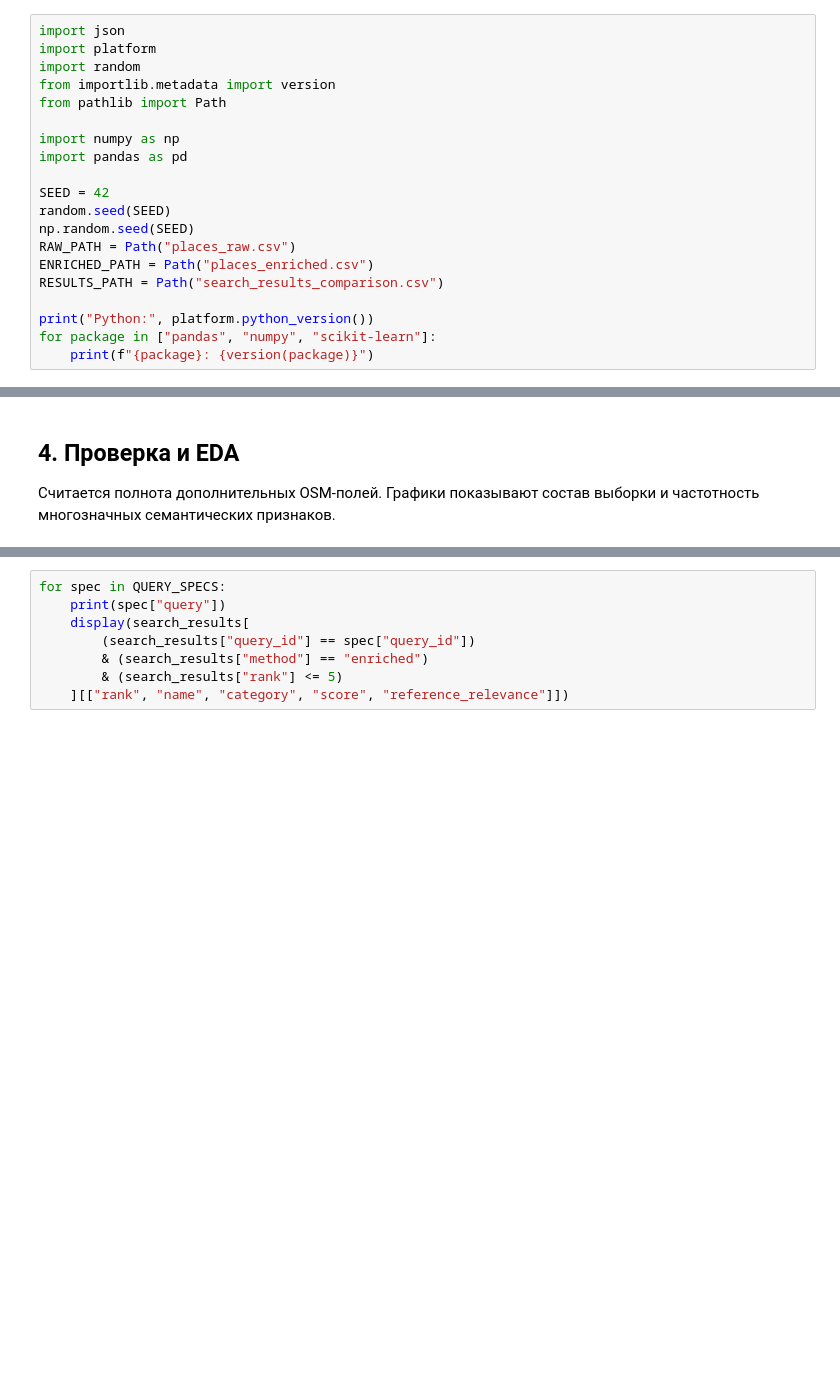
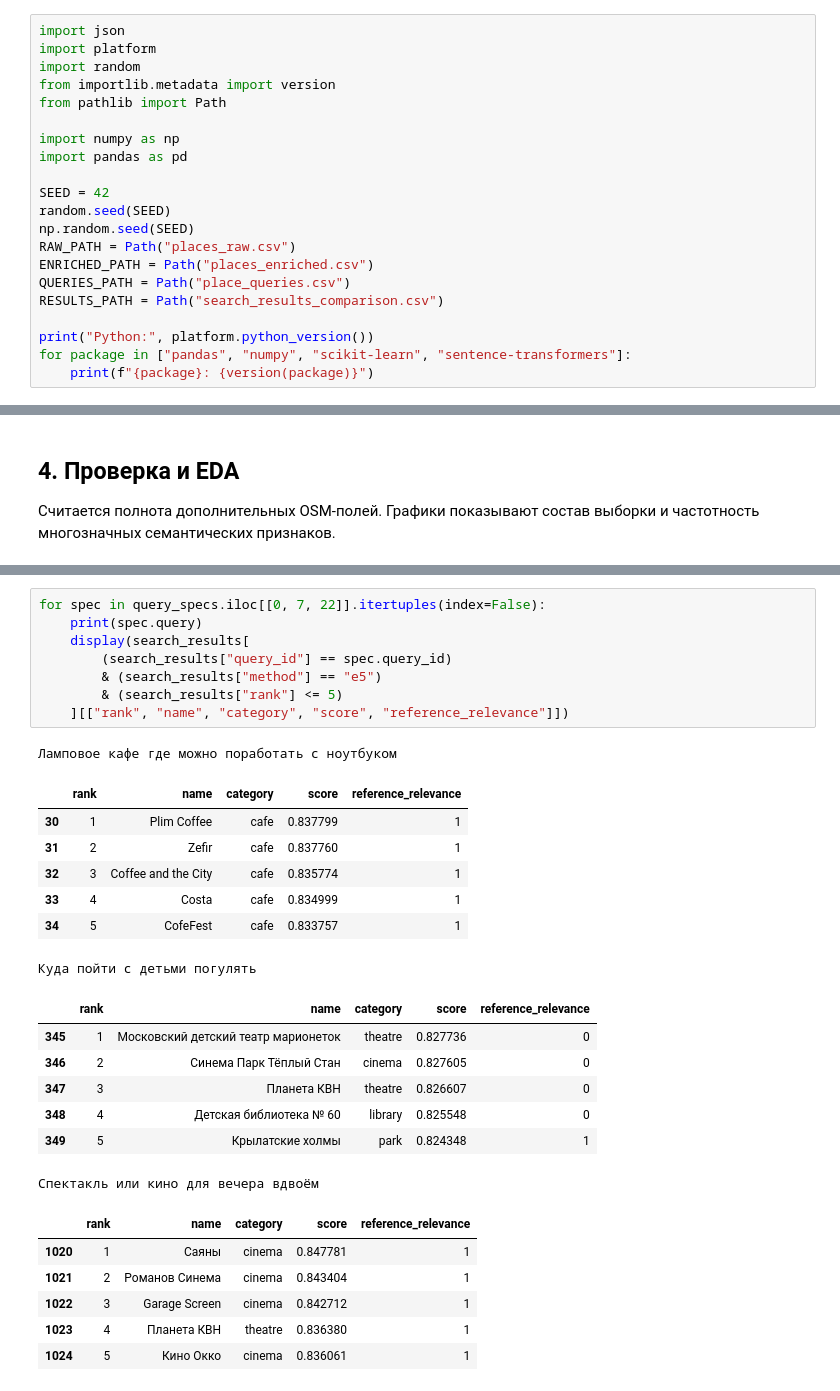
Before and after one commit to MaxHuziuk/Conversational-recommendations-for-places-and-events, a Jupyter notebook: places_semantic_search.ipynb, the cells around one changed output, grey strips where cells are left out. Saved outputs shown, nothing was run; the diff lists cells and outputs as text; blank space fills up the shorter version.

```diff
--- a/places_semantic_search.ipynb
+++ b/places_semantic_search.ipynb
@@ -23,8 +27,9 @@ random.seed(SEED)
 np.random.seed(SEED)
 RAW_PATH = Path("places_raw.csv")
 ENRICHED_PATH = Path("places_enriched.csv")
+QUERIES_PATH = Path("place_queries.csv")
 RESULTS_PATH = Path("search_results_comparison.csv")
 
 print("Python:", platform.python_version())
-for package in ["pandas", "numpy", "scikit-learn"]:
+for package in ["pandas", "numpy", "scikit-learn", "sentence-transformers"]:
     print(f"{package}: {version(package)}")
@@ -359,11 +499,33 @@ display(search_metrics.pivot_table(index=["query_id", "k"], columns="method", va
 # %%
-for spec in QUERY_SPECS:
-    print(spec["query"])
+for spec in query_specs.iloc[[0, 7, 22]].itertuples(index=False):
+    print(spec.query)
     display(search_results[
-        (search_results["query_id"] == spec["query_id"])
-        & (search_results["method"] == "enriched")
+        (search_results["query_id"] == spec.query_id)
+        & (search_results["method"] == "e5")
         & (search_results["rank"] <= 5)
     ][["rank", "name", "category", "score", "reference_relevance"]])
+# %% [output]
+Ламповое кафе где можно поработать с ноутбуком
+|  | rank | name | category | score | reference_relevance |
+| 30 | 1 | Plim Coffee | cafe | 0.837799 | 1 |
+| 31 | 2 | Zefir | cafe | 0.837760 | 1 |
+| 32 | 3 | Coffee and the City | cafe | 0.835774 | 1 |
+| 33 | 4 | Costa | cafe | 0.834999 | 1 |
+| 34 | 5 | CofeFest | cafe | 0.833757 | 1 |
+Куда пойти с детьми погулять
+|  | rank | name | category | score | reference_relevance |
+| 345 | 1 | Московский детский театр марионеток | theatre | 0.827736 | 0 |
+| 346 | 2 | Синема Парк Тёплый Стан | cinema | 0.827605 | 0 |
+| 347 | 3 | Планета КВН | theatre | 0.826607 | 0 |
+| 348 | 4 | Детская библиотека № 60 | library | 0.825548 | 0 |
+| 349 | 5 | Крылатские холмы | park | 0.824348 | 1 |
+Спектакль или кино для вечера вдвоём
+|  | rank | name | category | score | reference_relevance |
+| 1020 | 1 | Саяны | cinema | 0.847781 | 1 |
+| 1021 | 2 | Романов Синема | cinema | 0.843404 | 1 |
+| 1022 | 3 | Garage Screen | cinema | 0.842712 | 1 |
+| 1023 | 4 | Планета КВН | theatre | 0.836380 | 1 |
+| 1024 | 5 | Кино Окко | cinema | 0.836061 | 1 |
 # %% [markdown]
 ## 7. Выводы
 
```
Also changed, not shown: parts of 12 cells of this notebook, 4 other files.
